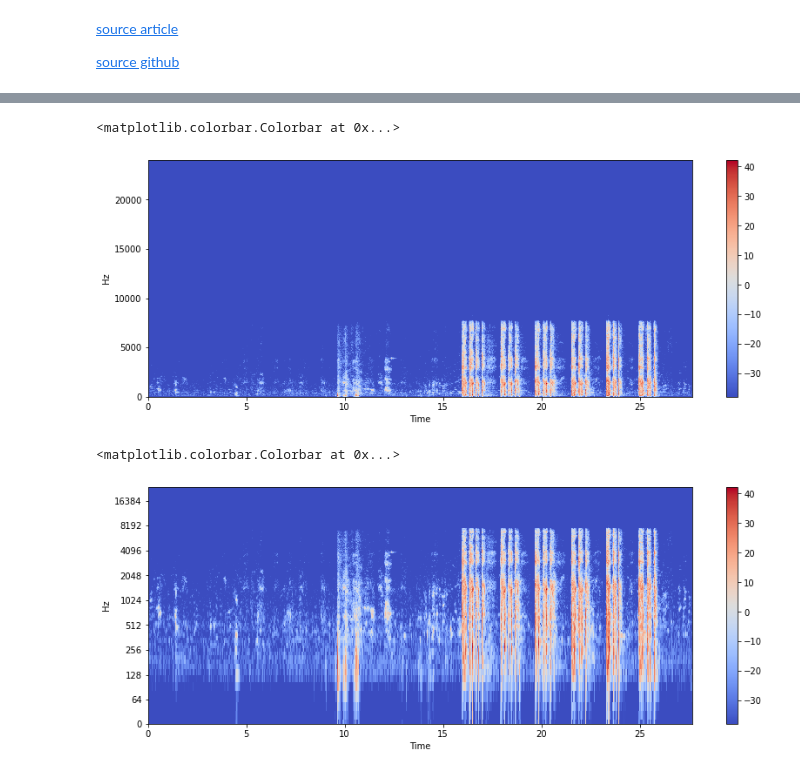
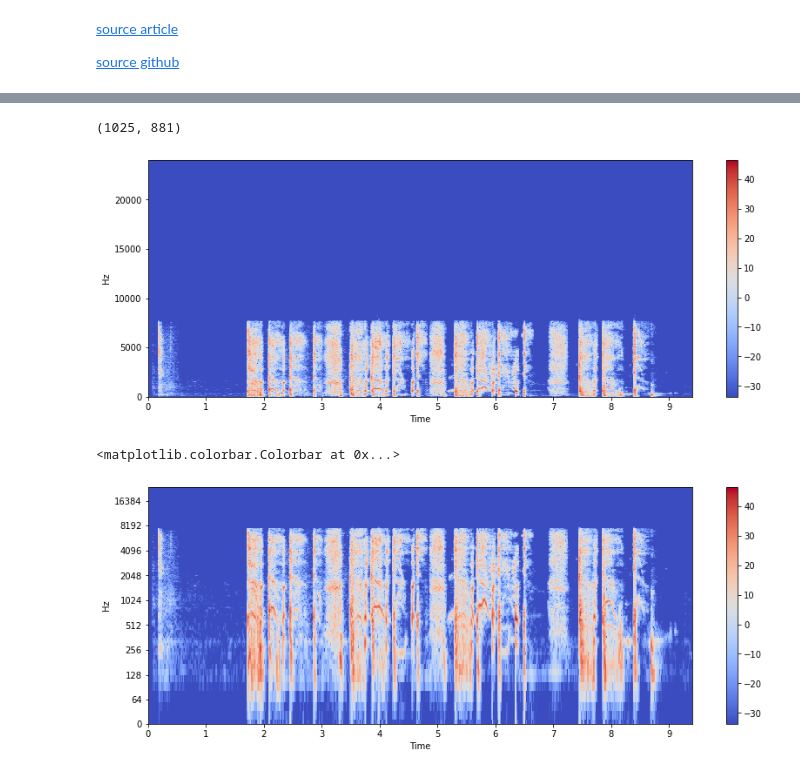
Before and after one commit to mnauf/covid, a Jupyter notebook: preprocess.ipynb, the cells around one changed output, grey strips where cells are left out. Drawn from its saved outputs; the diff is of its cells as text; code cells hidden in the pictures.

```diff
--- a/preprocess.ipynb
+++ b/preprocess.ipynb
@@ -27,0 +44,4 @@ Drive already mounted at /content/drive; to attempt to forcibly remount, call dr
+# %%
+# Read in the labeled structured data from the de-identified .CSV
+text_df = pd.read_excel('/content/drive/My Drive/virufy/Data Collection/confidential data/cleaned data/pos-neg-only.xlsx')
+text_df.shape
@@ -28,7 +50,14 @@ Drive already mounted at /content/drive; to attempt to forcibly remount, call dr
+# %%
+# Map each spectrogram to the appropriate label
+#text_df['cough_filename'] = text_df['cough_filename'].astype('str')
+#remove detect-now URL
+text_df['cough_filename'] = text_df['cough_filename'].str[57:]
+
+text_df.head()
 # %%
 # Convert to spectrograms
-def get_spec_info():
-  src_dir = "/content/" # source directory path
+def get_spec_info(text_df):
+  src_dir = "/content/wav/"
   sample_rate_list = []
   samples_list = []
   frequencies_list = []
@@ -36,14 +65,16 @@ def get_spec_info():
   spectrogram_list = []
   x_list = []
   sr_list = []
+  y_label_list = []
+  text_df_array = np.asarray(text_df['cough_filename'])
+  print(text_df_array.shape)
 
-
-  counter = 0
-  for file in sorted(glob.glob(f"{src_dir}/*.wav")):
-    counter += 1
-    print('Making spectrogram for file: ' , counter)
-    sample_rate, samples = wavfile.read(file)
-    x, sr = librosa.load(file, sr=sample_rate)
+  for index, row in text_df.iterrows():
+    file = row['cough_filename']
+    print(file)
+    print('Making spectrogram for file: ', file)
+    sample_rate, samples = wavfile.read(src_dir + file)
+    x, sr = librosa.load(src_dir + file, sr=sample_rate)
     frequencies, times, spectrogram = signal.spectrogram(samples, sample_rate)
 
     sample_rate_list.append(sample_rate)
@@ -54,5 +85,12 @@ def get_spec_info():
     x_list.append(x)
     sr_list.append(sr)
 
-  return sample_rate_list , samples_list , frequencies_list , times_list , spectrogram_list , x_list , sr_list
+    if row['corona_test'] == 'NEGATIVE':
+      y_label_list.append(0)
+    elif row['corona_test'] == 'POSITIVE':
+      y_label_list.append(1)
+    else:
+      raise Exception('Invalid label: ' + row['corona_test'])
+
+  return sample_rate_list , samples_list , frequencies_list , times_list , spectrogram_list , x_list , sr_list , y_label_list
 # %%
@@ -77,5 +115,5 @@ for file in sorted(glob.glob(f"{src_dir}/*.wav")):
     src_code = "/content/pyAudioAnalysis/pyAudioAnalysis/audioAnalysis.py" # running using the sourcecode
     os.system(f"python {src_code} silenceRemoval -i " + file + " --smoothing 0.2 --weight 0.1")
 # %%
-sample_rate_list , samples_list , frequencies_list , times_list , spectrogram_list , x_list , sr_list = get_spec_info()
+sample_rate_list , samples_list , frequencies_list , times_list , spectrogram_list , x_list , sr_list, y_label_list = get_spec_info(text_df)
 # %%
@@ -89,20 +123,19 @@ plt.figure(figsize=(14, 5))
 # %%
 # Plot the spectrogram
-
 X = librosa.stft(x_list[0])
 Xdb = librosa.amplitude_to_db(abs(X))
 plt.figure(figsize=(14, 5))
-librosa.display.specshow(Xdb, sr=sr, x_axis='time', y_axis='hz')
+librosa.display.specshow(Xdb, sr=sr_list[0], x_axis='time', y_axis='hz')
 plt.colorbar()
+print(Xdb.shape)
 # %% [output]
-<matplotlib.colorbar.Colorbar at 0x...>
+(1025, 881)
-[figure, old version]
+[figure, new version]
 # %%
 # Log Transform the Spectrogram
-
 plt.figure(figsize=(14, 5))
-librosa.display.specshow(Xdb, sr=sr, x_axis='time', y_axis='log')
+librosa.display.specshow(Xdb, sr=sr_list[0], x_axis='time', y_axis='log')
 plt.colorbar()
 # %% [output]
 <matplotlib.colorbar.Colorbar at 0x...>
-[figure, old version]
+[figure, new version]
```
Also changed, not shown: parts of 15 cells of this notebook.
